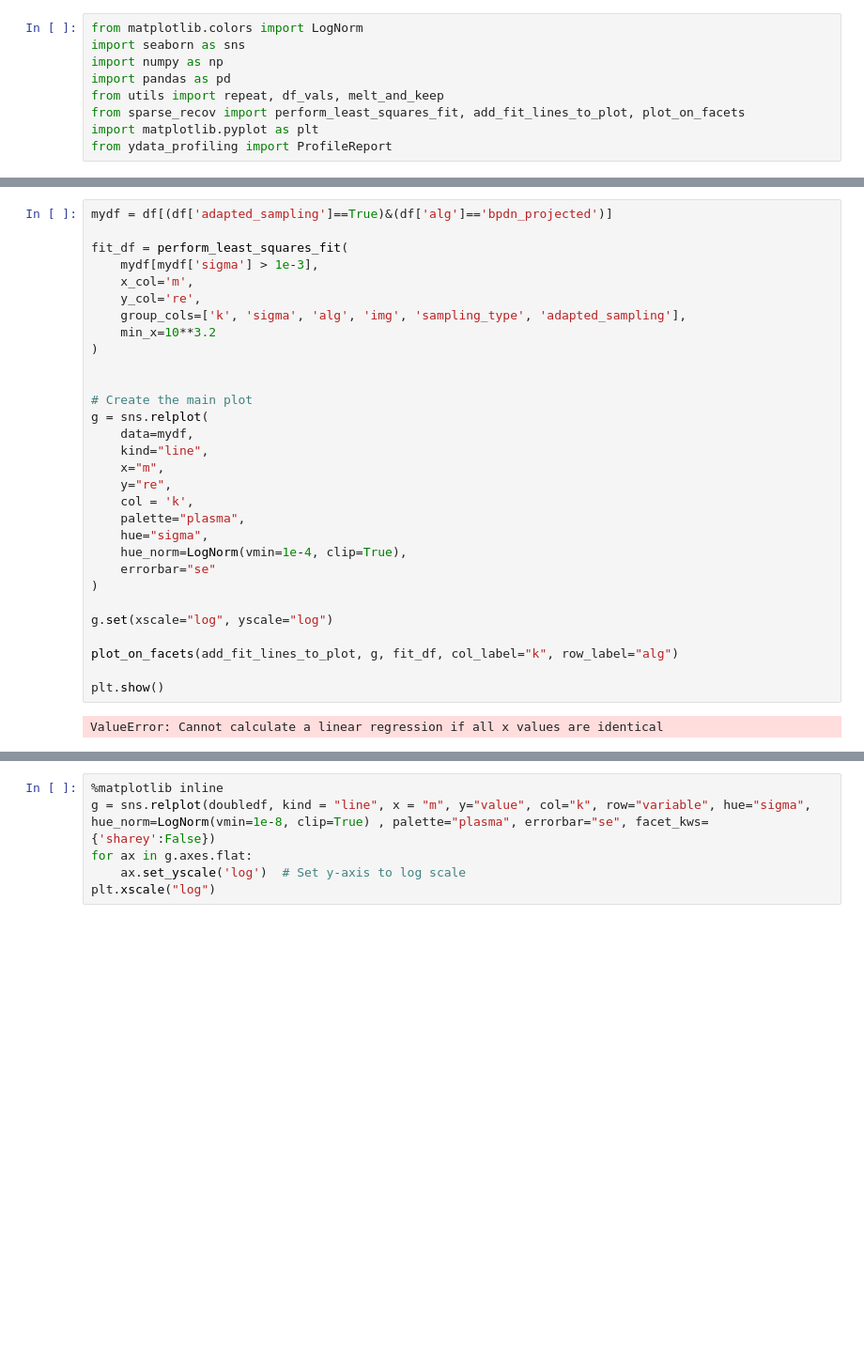
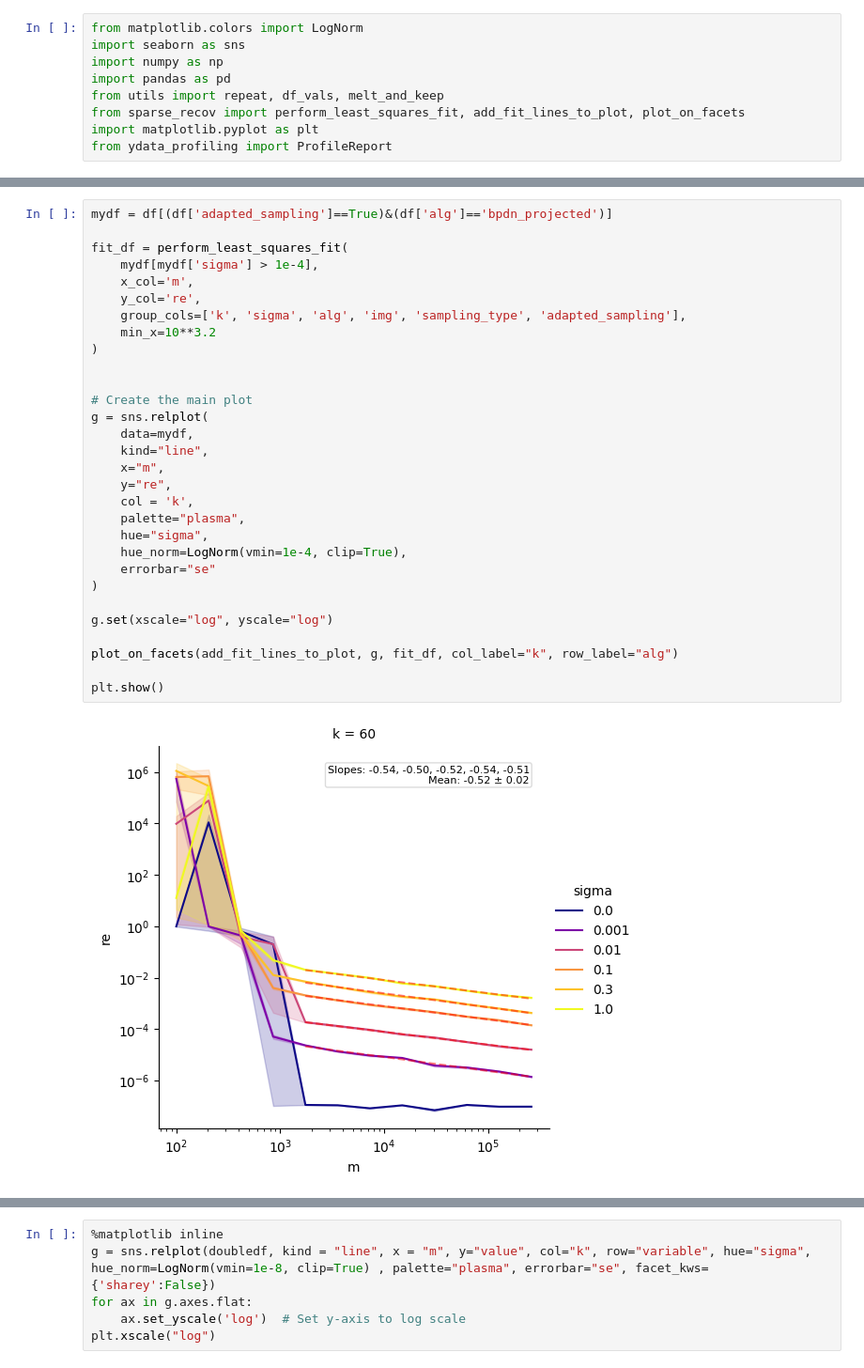
Before and after one commit to mscott99/Sparse_adapted_denoising, a Jupyter notebook: plots/optimized_denoising.ipynb, the cells around one changed output, grey strips where cells are left out. Shown at 94% size. Drawn from its saved outputs; the diff is of its cells as text; blank space fills up the shorter version.

```diff
--- a/plots/optimized_denoising.ipynb
+++ b/plots/optimized_denoising.ipynb
@@ -44,32 +42,32 @@ Slurm logs and experiment errors/warnings :  Could not fetch logs.
 # %%
 mydf = df[(df['adapted_sampling']==True)&(df['alg']=='bpdn_projected')]
 
 fit_df = perform_least_squares_fit(
-    mydf[mydf['sigma'] > 1e-3],
+    mydf[mydf['sigma'] > 1e-4],
     x_col='m',
     y_col='re',
     group_cols=['k', 'sigma', 'alg', 'img', 'sampling_type', 'adapted_sampling'],
     min_x=10**3.2
 )
 
 
 # Create the main plot
 g = sns.relplot(
     data=mydf,
     kind="line",
     x="m",
     y="re",
     col = 'k',
     palette="plasma",
     hue="sigma",
     hue_norm=LogNorm(vmin=1e-4, clip=True),
     errorbar="se"
 )
 
 g.set(xscale="log", yscale="log")
 
 plot_on_facets(add_fit_lines_to_plot, g, fit_df, col_label="k", row_label="alg")
 
 plt.show()
 # %% [output]
-ValueError: Cannot calculate a linear regression if all x values are identical
+[figure, added]
```
Also changed, not shown: parts of 9 cells of this notebook, 4 other files.
